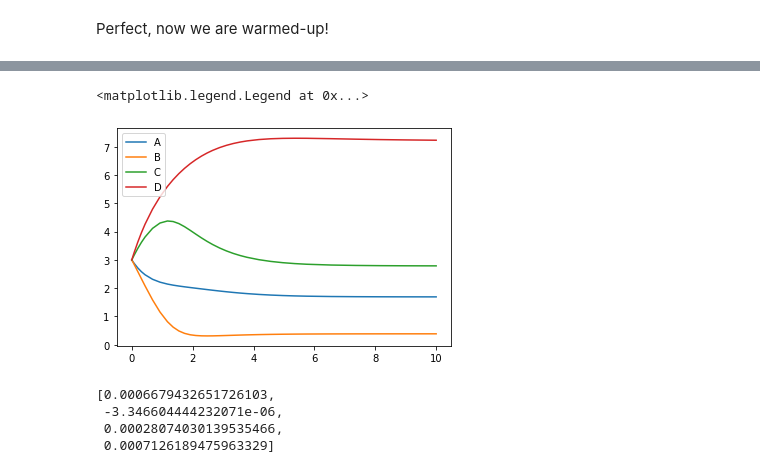
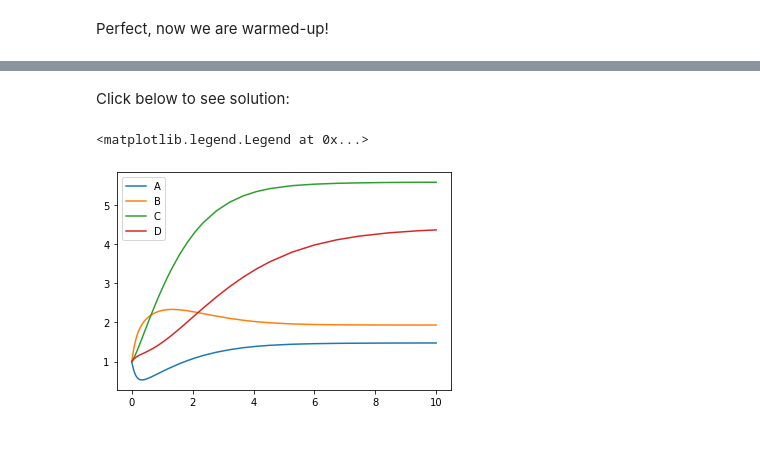
Before and after one commit to NTNU-Machado-Lab/BT2100, a Jupyter notebook: lecture_15/exercises_15.ipynb, the cells around one changed output, grey strips where cells are left out. Saved outputs shown, nothing was run; the diff lists cells and outputs as text; code cells hidden in the pictures; blank space fills up the shorter version.

```diff
--- a/lecture_15/exercises_15.ipynb
+++ b/lecture_15/exercises_15.ipynb
@@ -145,18 +188,17 @@ And the parameter values are:
 # %%
-def model(t, X):
+def model(t, X, KI=1):
 
     A, B, C, D = X
 
     k1 = 5
-    V2 = 20
-    K2 = 2
-    KI = 0.5
+    V2 = 30
+    K2 = 1
     V3 = 10
-    K3 = 3
-    kf = 0
-    kr = 0
-    V5 = 5
-    K5 = 1
+    K3 = 5
+    kf = 0.01
+    kr = 0.02
+    V5 = 10
+    K5 = 5
     k6 = 0.5
     k7 = 0.5
 
@@ -177,15 +228,17 @@ def model(t, X):
+# %% [markdown]
+Click below to see solution:
 # %%
-X0 = [3, 3, 3, 3]
+X0 = [1, 1, 1, 1]
 time_span = [0, 10]
 
 solution = solve_ivp(model, time_span, X0, method='BDF')
 
 plt.plot(solution.t, solution.y[0],
          solution.t, solution.y[1],
          solution.t, solution.y[2],
          solution.t, solution.y[3])
 
 plt.legend(['A', 'B', 'C', 'D'])
 # %% [output]
 <matplotlib.legend.Legend at 0x...>
-[figure, old version]
+[figure, new version]
@@ -232,7 +244,0 @@ def fluxes(t, X):
-# %%
-model(0, solution.y[:,-1])
-# %% [output]
-[0.0006679432651726103,
- -3.346604444232071e-06,
- 0.00028074030139535466,
- 0.0007126189475963329]
```
Also changed, not shown: parts of 16 cells of this notebook.
